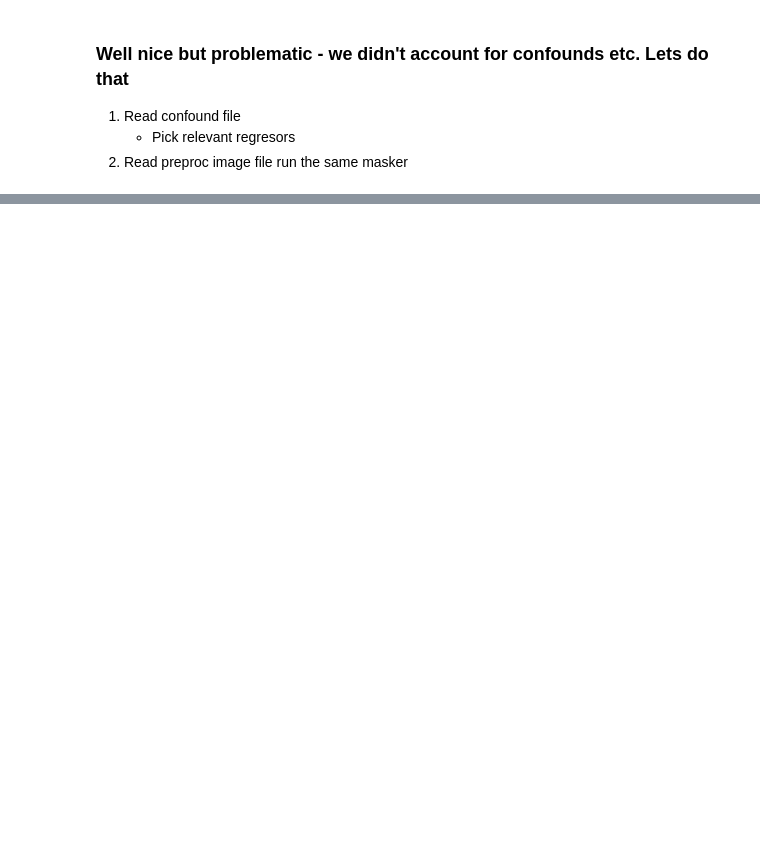
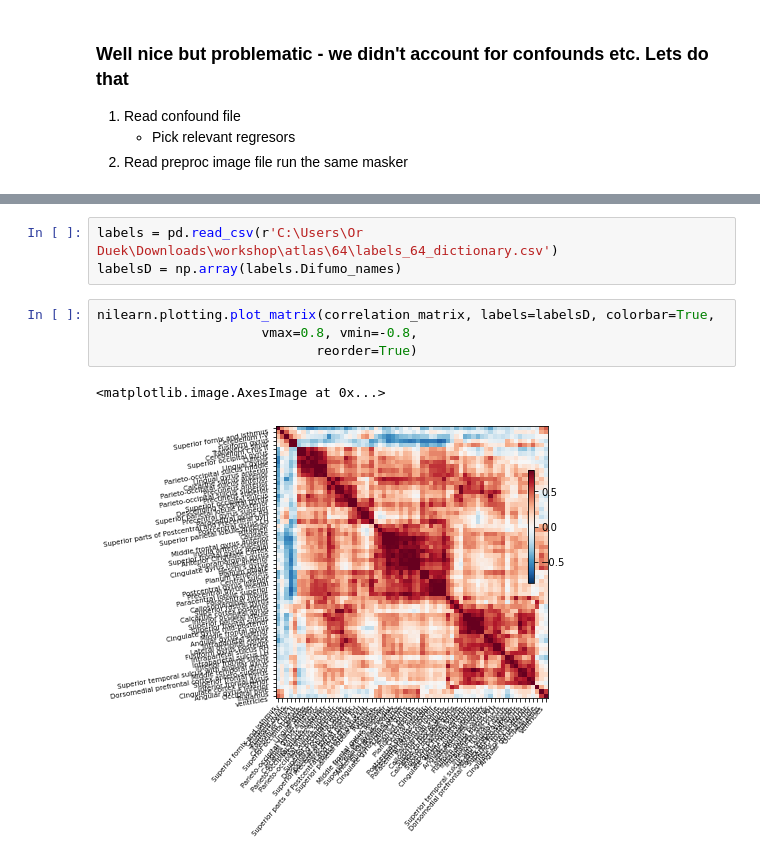
Before and after one commit to orduek/learnNi, a Jupyter notebook: workshop.ipynb, the cells around one changed output, grey strips where cells are left out. Cells and saved outputs as stored; diff of their text form; blank space fills up the shorter version.

```diff
--- a/workshop.ipynb
+++ b/workshop.ipynb
@@ -146,0 +268,10 @@ matrmatrix_parcix.shape
+# %%
+labels = pd.read_csv(r'C:\Users\Or Duek\Downloads\workshop\atlas\64\labels_64_dictionary.csv')
+labelsD = np.array(labels.Difumo_names)
+# %%
+nilearn.plotting.plot_matrix(correlation_matrix, labels=labelsD, colorbar=True,
+                     vmax=0.8, vmin=-0.8,
+                            reorder=True)
+# %% [output]
+<matplotlib.image.AxesImage at 0x...>
+[figure, added]
```
Also changed, not shown: parts of 29 cells of this notebook.
